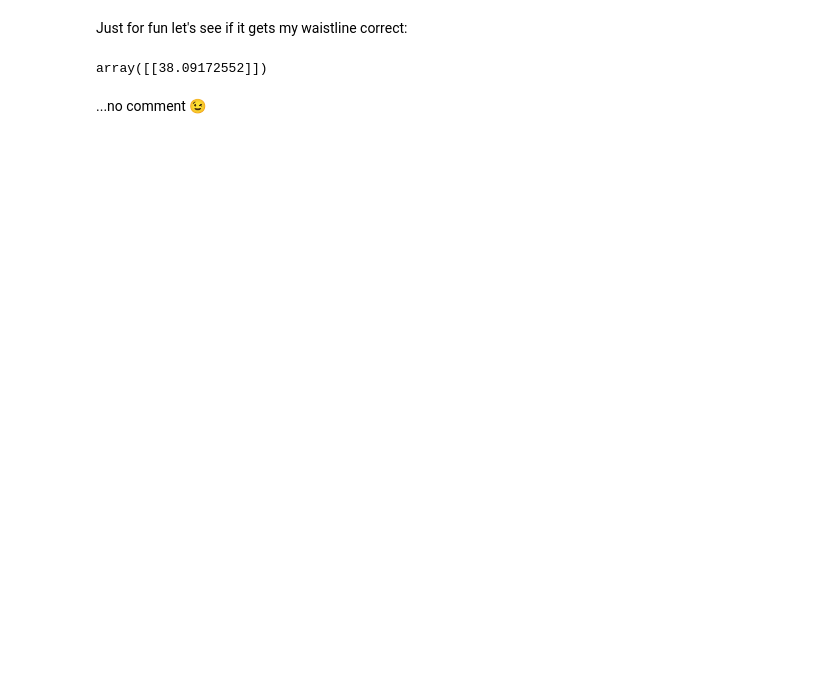
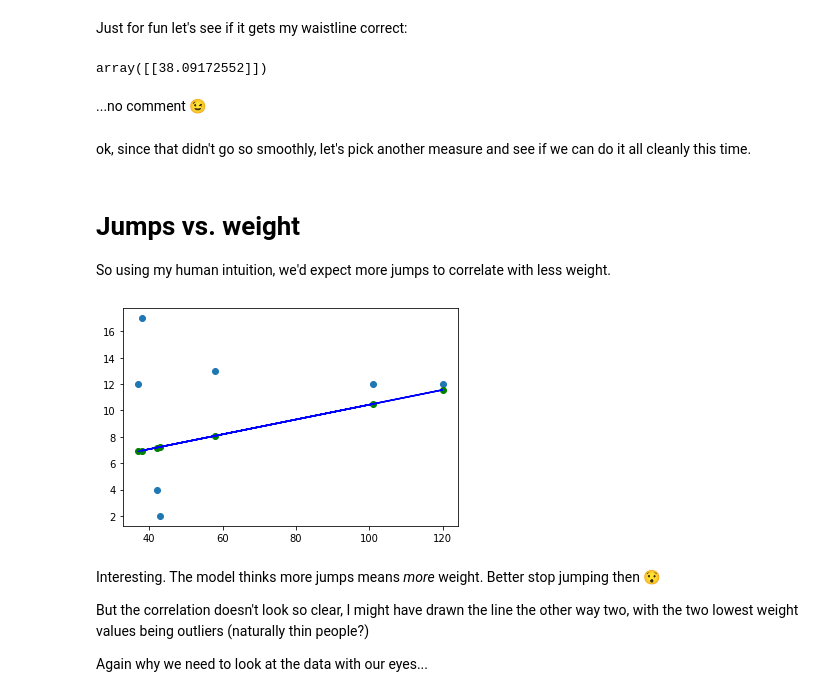
Before and after one commit to llimos/ML-For-Beginners, a Jupyter notebook: 2-Regression/1-Tools/assignment.ipynb, the cells around one changed output. Cells and saved outputs as stored; diff of their text form; code cells hidden in the pictures; blank space fills up the shorter version.

```diff
--- a/2-Regression/1-Tools/assignment.ipynb
+++ b/2-Regression/1-Tools/assignment.ipynb
@@ -268,3 +274,32 @@ model.predict([[0]])
 array([[38.09172552]])
 # %% [markdown]
 ...no comment 😉
+# %% [markdown]
+ok, since that didn't go so smoothly, let's pick another measure and see if we can do it all cleanly this time.
+# %% [markdown]
+# Jumps vs. weight
+
+So using my human intuition, we'd expect more jumps to correlate with less weight.
+# %%
+X, y = datasets.load_linnerud(return_X_y = True)
+X_jumps = X[:, np.newaxis, 2] # jumps
+y_weight = X[:, np.newaxis, 0] # weight
+# %%
+X_train, X_test, y_train, y_test = model_selection.train_test_split(X_jumps, y_weight, test_size=0.33)
+# %%
+jwModel = linear_model.LinearRegression()
+jwModel.fit(X_train, y_train)
+y_predict = jwModel.predict(X_test)
+
+plt.scatter(X_test, y_test)
+plt.plot(X_test, y_predict, color='blue')
+plt.scatter(X_test, y_predict, color='green')
+plt.show()
+# %% [output]
+[figure, added]
+# %% [markdown]
+Interesting. The model thinks more jumps means _more_ weight. Better stop jumping then 😯
+
+But the correlation doesn't look so clear, I might have drawn the line the other way two, with the two lowest weight values being outliers (naturally thin people?)
+
+Again why we need to look at the data with our eyes...
```
Also changed, not shown: parts of 3 cells of this notebook.
